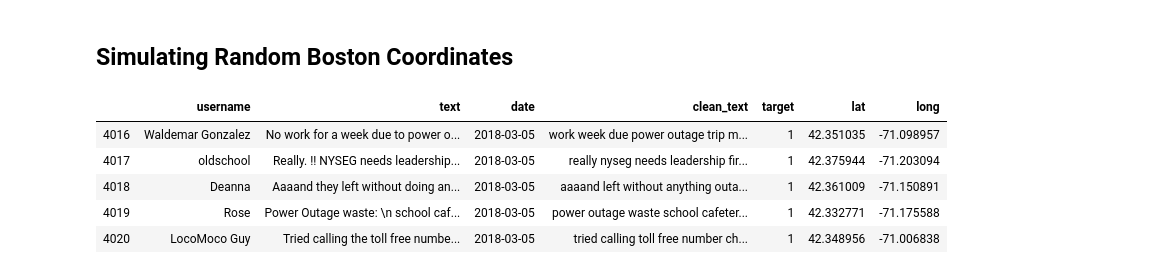
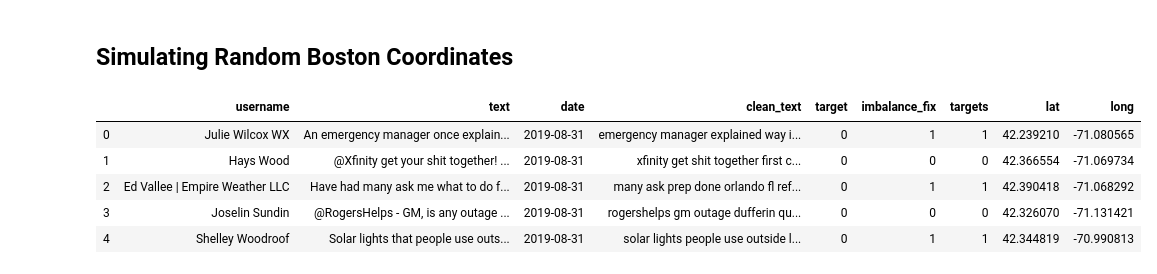
Before and after one commit to PeterGarcia95/DisasterRelief, a Jupyter notebook: code/02-Tweet Cleaning.ipynb, the cells around one changed output. Drawn from its saved outputs; the diff is of its cells as text; code cells hidden in the pictures.

```diff
--- a/code/02-Tweet Cleaning.ipynb
+++ b/code/02-Tweet Cleaning.ipynb
@@ -278,0 +284,2 @@ final_df.shape[0]
+# %%
+df['targets'] = (df['target'] + df['imbalance_fix'] >= 1)*1
@@ -284,23 +297,23 @@ np.random.seed(42)
 # %%
 #latitude
 coor_lat=range(42229077, 42397652)
-latitudes=np.random.choice(coor_lat, size=final_df.shape[0])
+latitudes=np.random.choice(coor_lat, size=df.shape[0])
 latitudes=latitudes/1000000
 # %%
 #longitude
 coor_long=range(-71203220, -70987133)
-longitude=np.random.choice(coor_long, size=final_df.shape[0])
+longitude=np.random.choice(coor_long, size=df.shape[0])
 longitude=longitude/1000000
 # %%
-final_df['lat']=latitudes
-final_df['long']=longitude
+df['lat']=latitudes
+df['long']=longitude
 # %%
-final_df.head()
+df.head()
 # %% [output]
-|  | username | text | date | clean_text | target | lat | long |
-| 4016 | Waldemar Gonzalez | No work for a week due to power o... | 2018-03-05 | work week due power outage trip m... | 1 | 42.351035 | -71.098957 |
-| 4017 | oldschool | Really. !! NYSEG needs leadership... | 2018-03-05 | really nyseg needs leadership fir... | 1 | 42.375944 | -71.203094 |
-| 4018 | Deanna | Aaaand they left without doing an... | 2018-03-05 | aaaand left without anything outa... | 1 | 42.361009 | -71.150891 |
-| 4019 | Rose | Power Outage waste: \n school caf... | 2018-03-05 | power outage waste school cafeter... | 1 | 42.332771 | -71.175588 |
-| 4020 | LocoMoco Guy | Tried calling the toll free numbe... | 2018-03-05 | tried calling toll free number ch... | 1 | 42.348956 | -71.006838 |
+|  | username | text | date | clean_text | target | imbalance_fix | targets | lat | long |
+| 0 | Julie Wilcox WX | An emergency manager once explain... | 2019-08-31 | emergency manager explained way i... | 0 | 1 | 1 | 42.239210 | -71.080565 |
+| 1 | Hays Wood | @Xfinity get your shit together! ... | 2019-08-31 | xfinity get shit together first c... | 0 | 0 | 0 | 42.366554 | -71.069734 |
+| 2 | Ed Vallee | Empire Weather LLC | Have had many ask me what to do f... | 2019-08-31 | many ask prep done orlando fl ref... | 0 | 1 | 1 | 42.390418 | -71.068292 |
+| 3 | Joselin Sundin | @RogersHelps - GM, is any outage ... | 2019-08-31 | rogershelps gm outage dufferin qu... | 0 | 0 | 0 | 42.326070 | -71.131421 |
+| 4 | Shelley Woodroof | Solar lights that people use outs... | 2019-08-31 | solar lights people use outside l... | 0 | 1 | 1 | 42.344819 | -70.990813 |
 # %%
```
Also changed, not shown: parts of 21 cells of this notebook, 9 other files.
